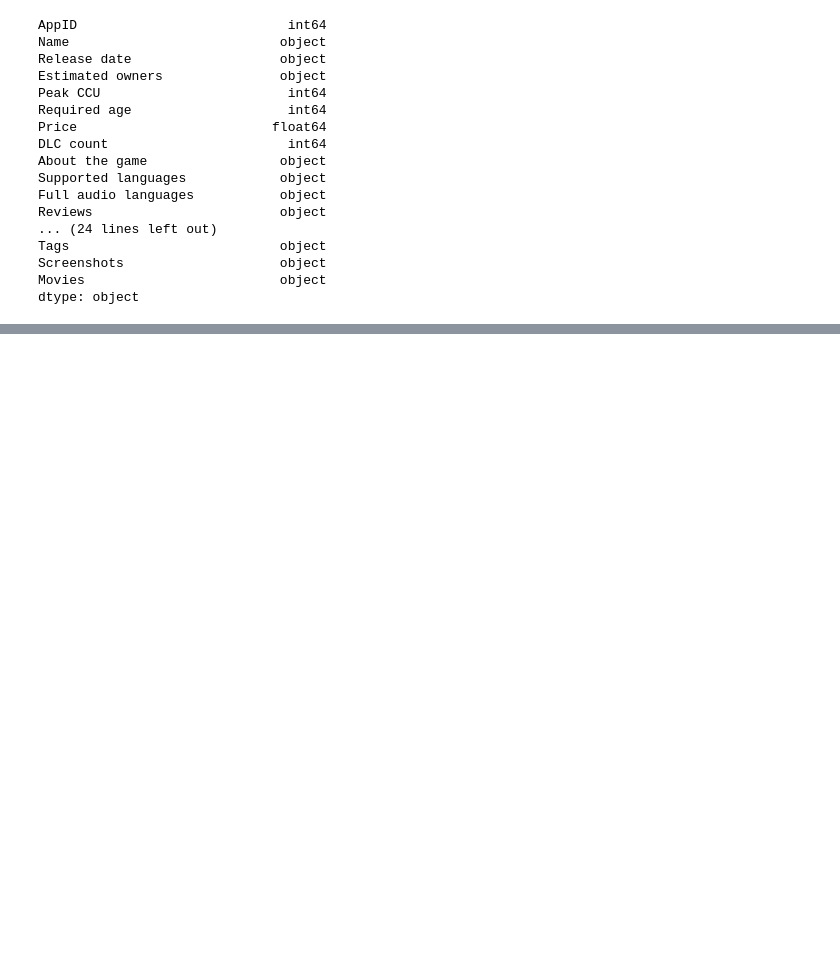
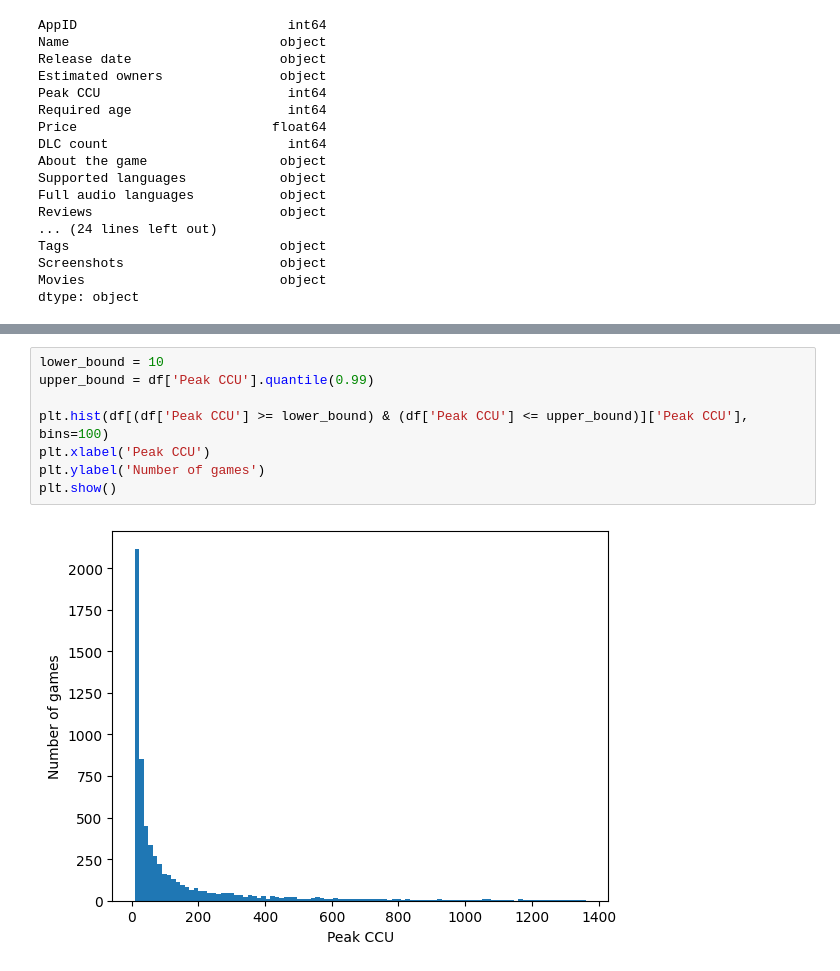
Before and after one commit to dxtvzw/cda-homeworks, a Jupyter notebook: eda-hw/main.ipynb, the cells around one changed output, grey strips where cells are left out. Saved outputs shown, nothing was run; the diff lists cells and outputs as text; blank space fills up the shorter version.

```diff
--- a/eda-hw/main.ipynb
+++ b/eda-hw/main.ipynb
@@ -202,0 +248,10 @@ plt.show()
+# %%
+lower_bound = 10
+upper_bound = df['Peak CCU'].quantile(0.99)
+
+plt.hist(df[(df['Peak CCU'] >= lower_bound) & (df['Peak CCU'] <= upper_bound)]['Peak CCU'], bins=100)
+plt.xlabel('Peak CCU')
+plt.ylabel('Number of games')
+plt.show()
+# %% [output]
+[figure, added]
```
Also changed, not shown: parts of 82 cells of this notebook.
